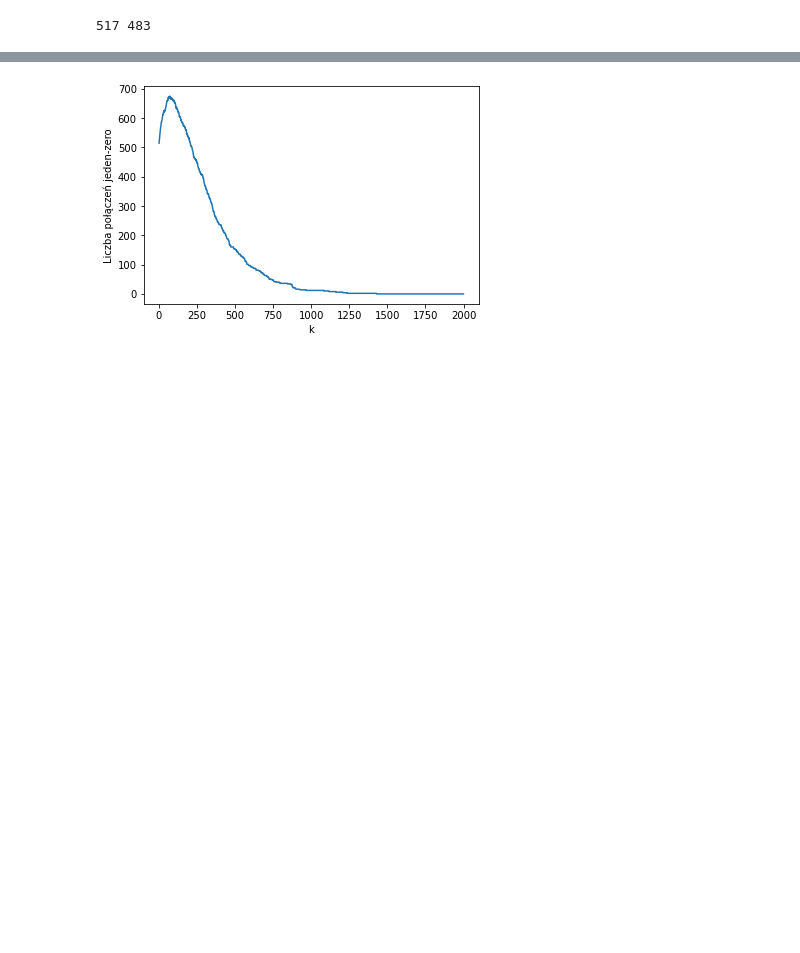
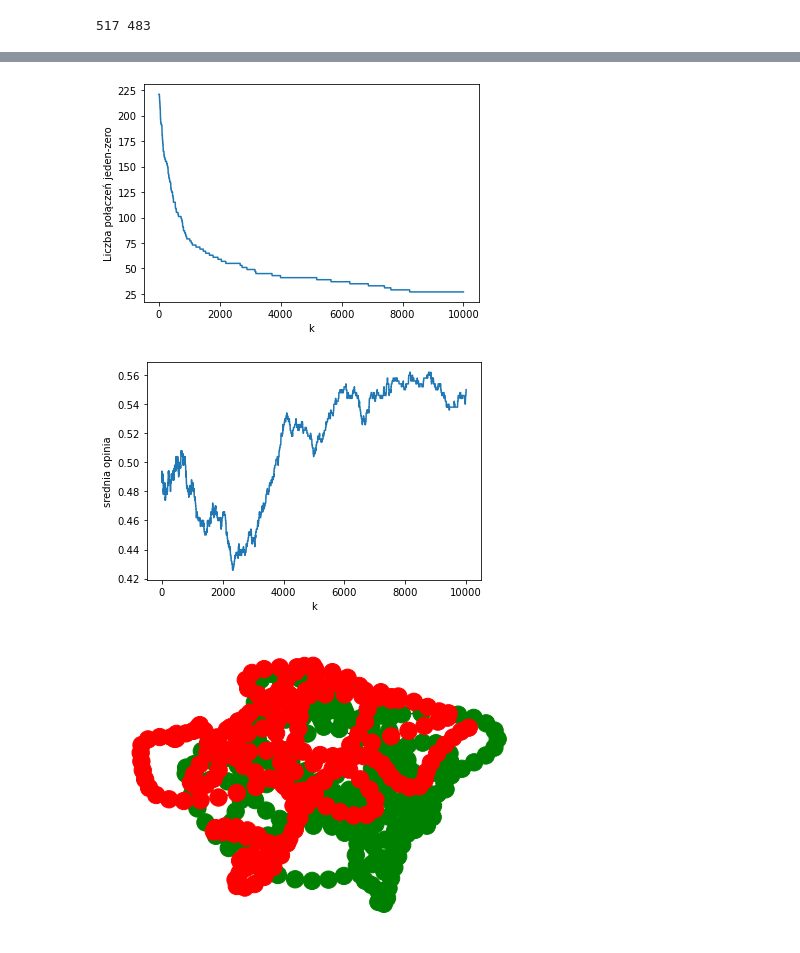
Before and after one commit to JakubJaroszewski/Wiekszosciowe_modele_dynamiki_opinii, a Jupyter notebook: lab_agent.ipynb, the cells around one changed output, grey strips where cells are left out. Cells and saved outputs as stored; diff of their text form; code cells hidden in the pictures; blank space fills up the shorter version.

```diff
--- a/lab_agent.ipynb
+++ b/lab_agent.ipynb
@@ -66,7 +76,7 @@ color_map1=[]
 zero_one= []
 srednia=[]
 
-for k in range(2000):
+for k in range(800):
 
     randomy=delta*[None]
     for i in range(delta):
@@ -89,7 +99,7 @@ for k in range(2000):
             nx.set_node_attributes(G, {i: 0}, name="Value2")
             nx.set_node_attributes(G, {i: 0}, name="Value")
         dd=G.nodes[i]["Value2"]
-        if(jeden>900 or zero>900): #usunac
+        if(jeden>999 or zero>999): #usunac
             break
         elif(dd != d and dd==0):
             jeden=jeden-1
@@ -117,11 +127,11 @@ for k in range(zero):
 
 
 # wykres
-plt.plot(range(200), zero_one)
+plt.plot(range(800), zero_one)
 plt.xlabel("k")
 plt.ylabel("Liczba połączeń jeden-zero")
 plt.show()
-plt.plot(range(200), srednia)
+plt.plot(range(800), srednia)
 plt.xlabel("k")
 plt.ylabel("srednia opinia")
 plt.show()
@@ -148,59 +158,64 @@ plt.show()
 # %%
 #głosującego
 
-delta=5
+delta=1
 randomy=delta*[None]
 color_map2=[]
 V_neighbors=[None]
 zero_one_1=[]
 sr=[]
-for k in range(2000):
+for k in range(10000):
     for i in range(len(randomy)):
-        randomy[i]=rnd.randrange(0,1000,1)
+        randomy[i]=rnd.randrange(0,500,1)
     for i in randomy:
         Val=G.nodes[i]["Value"]
+        V_neighbors = []
         for neighbor in G.neighbors(i):
             V_neighbors.append(G.nodes[neighbor]["Value"])
         Val2=rnd.choice(V_neighbors)
-        nx.set_node_attributes(G, {i: Val2}, name="Value2")
         nx.set_node_attributes(G, {i: Val2}, name="Value")
         if(Val2 != Val and Val2==1):
             jeden=jeden+1
             zero=zero-1
         elif(Val2 != Val and Val2==0):
             jeden=jeden-1
             zero=zero+1
         # elif (jeden>990 or zero>990):
         #     break
       #  print(jeden,zero)
 #sprawdzic dla malego lancucha i zobaczyc co sie dzieje krok po kroku
     count = 0
-    for i in range(999):
+    for i in range(499):
         if (G.nodes[i]["Value"] != G.nodes[i+1]["Value"]):
             count += 1
     #print(jeden)
     zero_one_1.append(count)
-    sr.append(jeden/1000)
+    sr.append(jeden/500)
 
 for r in range(jeden):
 
     color_map2.append('green')
 for k in range(zero):
     color_map2.append('red')
-#nx.draw(G,node_color=color_map2)
+
 
 
 # wykres
-plt.plot(range(2000), zero_one_1)
+plt.plot(range(10000), zero_one_1)
 plt.xlabel("k")
 plt.ylabel("Liczba połączeń jeden-zero")
 plt.show()
-# plt.plot(range(2000), sr)
-# plt.xlabel("k")
-# plt.ylabel("srednia opinia")
-# plt.show()
+plt.plot(range(10000), sr)
+plt.xlabel("k")
+plt.ylabel("srednia opinia")
+plt.show()
+
+
+nx.draw(G,node_color=color_map2)
 # %% [output]
-[figure, old version]
+[figure, new version]
+[figure, added]
+[figure, added]
 # %%
 G = nx.erdos_renyi_graph(99,0.08) #(ilosc wezlow, prawdopodobienstwo)
 jeden=0
```
Also changed, not shown: parts of 3 cells of this notebook.
